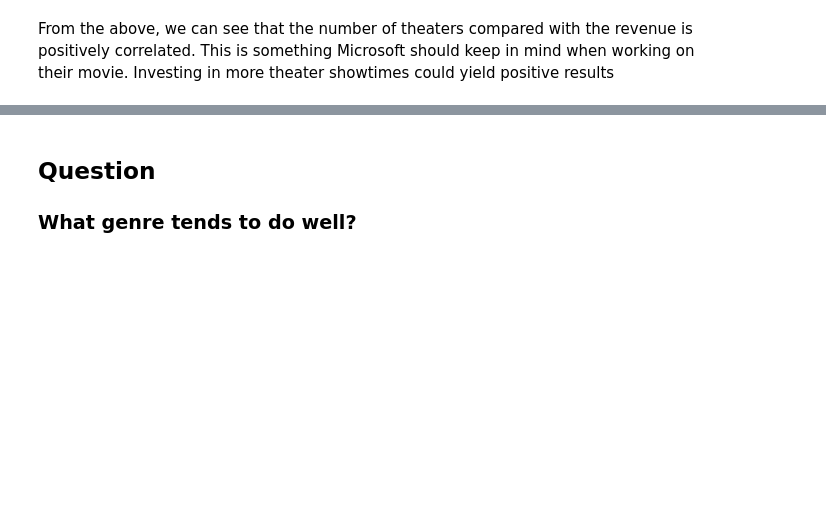
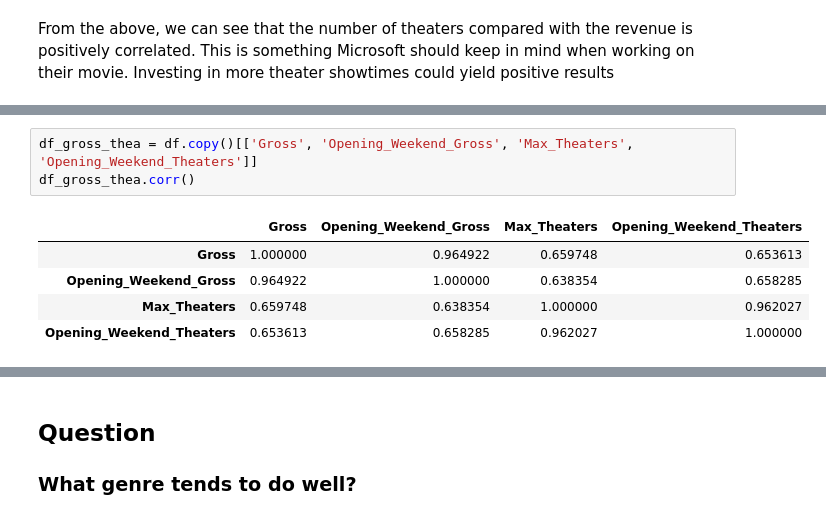
Before and after one commit to bmccabe96/Movie_Box_Office_Analysis, a Jupyter notebook: Mojo_and_Twitter_Analysis.ipynb, the cells around one changed output, grey strips where cells are left out. Saved outputs shown, nothing was run; the diff lists cells and outputs as text; blank space fills up the shorter version.

```diff
--- a/Mojo_and_Twitter_Analysis.ipynb
+++ b/Mojo_and_Twitter_Analysis.ipynb
@@ -76,0 +106,9 @@ From the above, we can see that the number of theaters compared with the revenue
+# %%
+df_gross_thea = df.copy()[['Gross', 'Opening_Weekend_Gross', 'Max_Theaters', 'Opening_Weekend_Theaters']]
+df_gross_thea.corr()
+# %% [output]
+|  | Gross | Opening_Weekend_Gross | Max_Theaters | Opening_Weekend_Theaters |
+| Gross | 1.000000 | 0.964922 | 0.659748 | 0.653613 |
+| Opening_Weekend_Gross | 0.964922 | 1.000000 | 0.638354 | 0.658285 |
+| Max_Theaters | 0.659748 | 0.638354 | 1.000000 | 0.962027 |
+| Opening_Weekend_Theaters | 0.653613 | 0.658285 | 0.962027 | 1.000000 |
```
Also changed, not shown: parts of 9 cells of this notebook.
